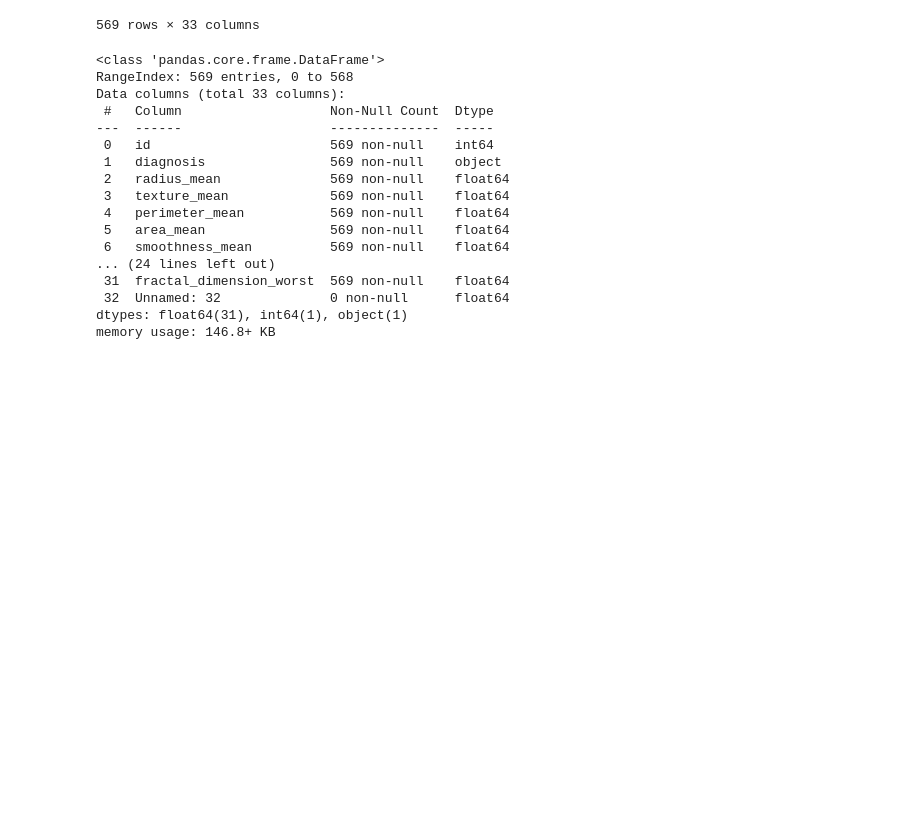
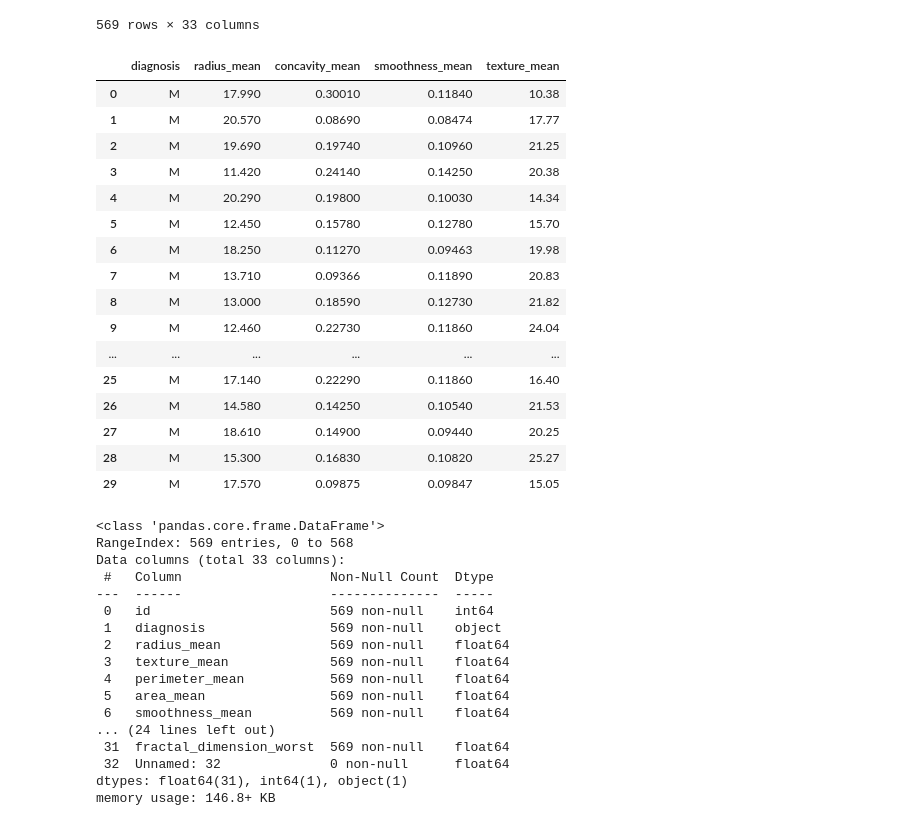
Before and after one commit to MuchiriKinyua/Breast-Cancer-Prediction-Data-Science-Project, a Jupyter notebook: Cancer_prediction.ipynb, the cells around one changed output. Cells and saved outputs as stored; diff of their text form; code cells hidden in the pictures; blank space fills up the shorter version.

```diff
--- a/Cancer_prediction.ipynb
+++ b/Cancer_prediction.ipynb
@@ -40,6 +41,26 @@ df
 | 567 | 927241 | M | 20.60 | 29.33 | 140.10 | 1265.0 | 0.11780 | ... |
 | 568 | 92751 | B | 7.76 | 24.54 | 47.92 | 181.0 | 0.05263 | ... |
 569 rows × 33 columns
+# %%
+df[["diagnosis", "radius_mean", "concavity_mean", "smoothness_mean", "texture_mean"]].head(30)
+# %% [output]
+|  | diagnosis | radius_mean | concavity_mean | smoothness_mean | texture_mean |
+| 0 | M | 17.990 | 0.30010 | 0.11840 | 10.38 |
+| 1 | M | 20.570 | 0.08690 | 0.08474 | 17.77 |
+| 2 | M | 19.690 | 0.19740 | 0.10960 | 21.25 |
+| 3 | M | 11.420 | 0.24140 | 0.14250 | 20.38 |
+| 4 | M | 20.290 | 0.19800 | 0.10030 | 14.34 |
+| 5 | M | 12.450 | 0.15780 | 0.12780 | 15.70 |
+| 6 | M | 18.250 | 0.11270 | 0.09463 | 19.98 |
+| 7 | M | 13.710 | 0.09366 | 0.11890 | 20.83 |
+| 8 | M | 13.000 | 0.18590 | 0.12730 | 21.82 |
+| 9 | M | 12.460 | 0.22730 | 0.11860 | 24.04 |
+| ... | ... | ... | ... | ... | ... |
+| 25 | M | 17.140 | 0.22290 | 0.11860 | 16.40 |
+| 26 | M | 14.580 | 0.14250 | 0.10540 | 21.53 |
+| 27 | M | 18.610 | 0.14900 | 0.09440 | 20.25 |
+| 28 | M | 15.300 | 0.16830 | 0.10820 | 25.27 |
+| 29 | M | 17.570 | 0.09875 | 0.09847 | 15.05 |
 # %%
 #Looking at each columns data types
 df.info()
```
Also changed, not shown: parts of 3 cells of this notebook, 4 other files.
